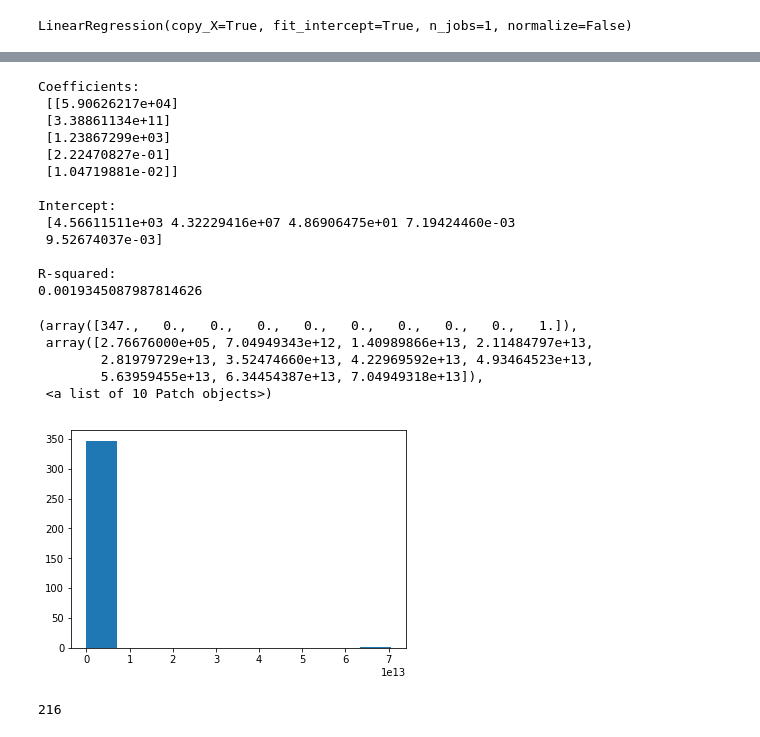
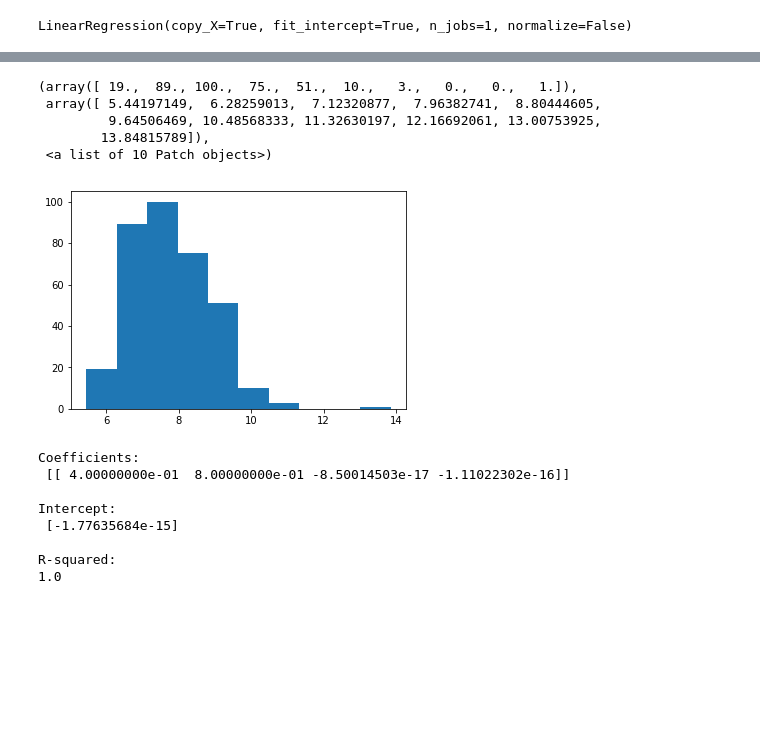
Before and after one commit to cbrackeen/Thinkful_Project, a Jupyter notebook: Crime Data Prep - Linear Regression.ipynb, the cells around one changed output, grey strips where cells are left out. Drawn from its saved outputs; the diff is of its cells as text; code cells hidden in the pictures; blank space fills up the shorter version.

```diff
--- a/Crime Data Prep - Linear Regression.ipynb
+++ b/Crime Data Prep - Linear Regression.ipynb
@@ -90,8 +95,8 @@ data_short = data_short.dropna()
 # %%
 # Initiate and fit our model.
 regr = linear_model.LinearRegression()
-X = data_short['Robbery'].values.reshape(-1,1)
-Y = data_short[['Population','Murder','Population_sq']]
+Y = data_short['Property_crime'].values.reshape(-1,1)
+X = data_short[['Population','Murder','Population_sq','Robbery',]]
 regr.fit(X,Y)
 # %% [output]
 LinearRegression(copy_X=True, fit_intercept=True, n_jobs=1, normalize=False)
@@ -124,4 +118,7 @@ Index(['City', 'Population', 'Violent\ncrime',
-# %%
-data_short['Property_crime'] = data['Property\ncrime']
-# %%
-data_short['Larceny_by_pop'] = data['Larceny-\ntheft']/data['Population']
+# %%
+#Running cross val score over different samples of the data
+for i in range(10):
+    data_short = data_short.sample(frac=1)
+    Y = data_short['Property_crime'].values.reshape(-1,1)
+    X = data_short[['Population','Murder','Population_sq','Robbery']]
+    print(cross_val_score(regr,X,Y, cv=4))
@@ -127,0 +192,12 @@ data_short['Larceny_by_pop'] = data['Larceny-\ntheft']/data['Population']
+# %%
+#Expoential, let's take the log
+prop_crimes_log = np.log10(data_short['Property_crime'],
+                           where=(data_short['Property_crime'] != 0))
+plt.hist(prop_crimes_log)
+# %% [output]
+(array([ 19.,  89., 100.,  75.,  51.,  10.,   3.,   0.,   0.,   1.]),
+ array([ 5.44197149,  6.28259013,  7.12320877,  7.96382741,  8.80444605,
+         9.64506469, 10.48568333, 11.32630197, 12.16692061, 13.00753925,
+        13.84815789]),
+ <a list of 10 Patch objects>)
+[figure, added]
@@ -128,36 +207,19 @@ data_short['Larceny_by_pop'] = data['Larceny-\ntheft']/data['Population']
 # %%
-#Try a new combination
-Y2 = data_short[['Population','Population_sq','Property_crime', 'Murder','Larceny_by_pop']]
-regr.fit(X,Y2)
+#Use logs instead of values for Pop/Pop_sq/Property Crime
+Y2 = data_short['Property_crime'].values.reshape(-1,1)
+X2 = data_short[['Population','Population_sq', 'Murder', 'Robbery']]
+regr.fit(X2,Y2)
 #Results
 print('\nCoefficients: \n', regr.coef_)
 print('\nIntercept: \n', regr.intercept_)
 print('\nR-squared:')
-print(regr.score(X, Y2))
+print(regr.score(X2, Y2))
 # %% [output]
 Coefficients:
- [[5.90626217e+04]
- [3.38861134e+11]
- [1.23867299e+03]
- [2.22470827e-01]
- [1.04719881e-02]]
+ [[ 4.00000000e-01  8.00000000e-01 -8.50014503e-17 -1.11022302e-16]]
 
 Intercept:
- [4.56611511e+03 4.32229416e+07 4.86906475e+01 7.19424460e-03
- 9.52674037e-03]
+ [-1.77635684e-15]
 
 R-squared:
-0.0019345087987814626
+1.0
-# %%
-plt.hist(data_short['Population_sq'])
-# %% [output]
-(array([347.,   0.,   0.,   0.,   0.,   0.,   0.,   0.,   0.,   1.]),
- array([2.76676000e+05, 7.04949343e+12, 1.40989866e+13, 2.11484797e+13,
-        2.81979729e+13, 3.52474660e+13, 4.22969592e+13, 4.93464523e+13,
-        5.63959455e+13, 6.34454387e+13, 7.04949318e+13]),
- <a list of 10 Patch objects>)
-[figure, removed]
-# %%
-np.argmax(data_short['Population_sq'])
-# %% [output]
-216
```
Also changed, not shown: parts of 47 cells of this notebook.
